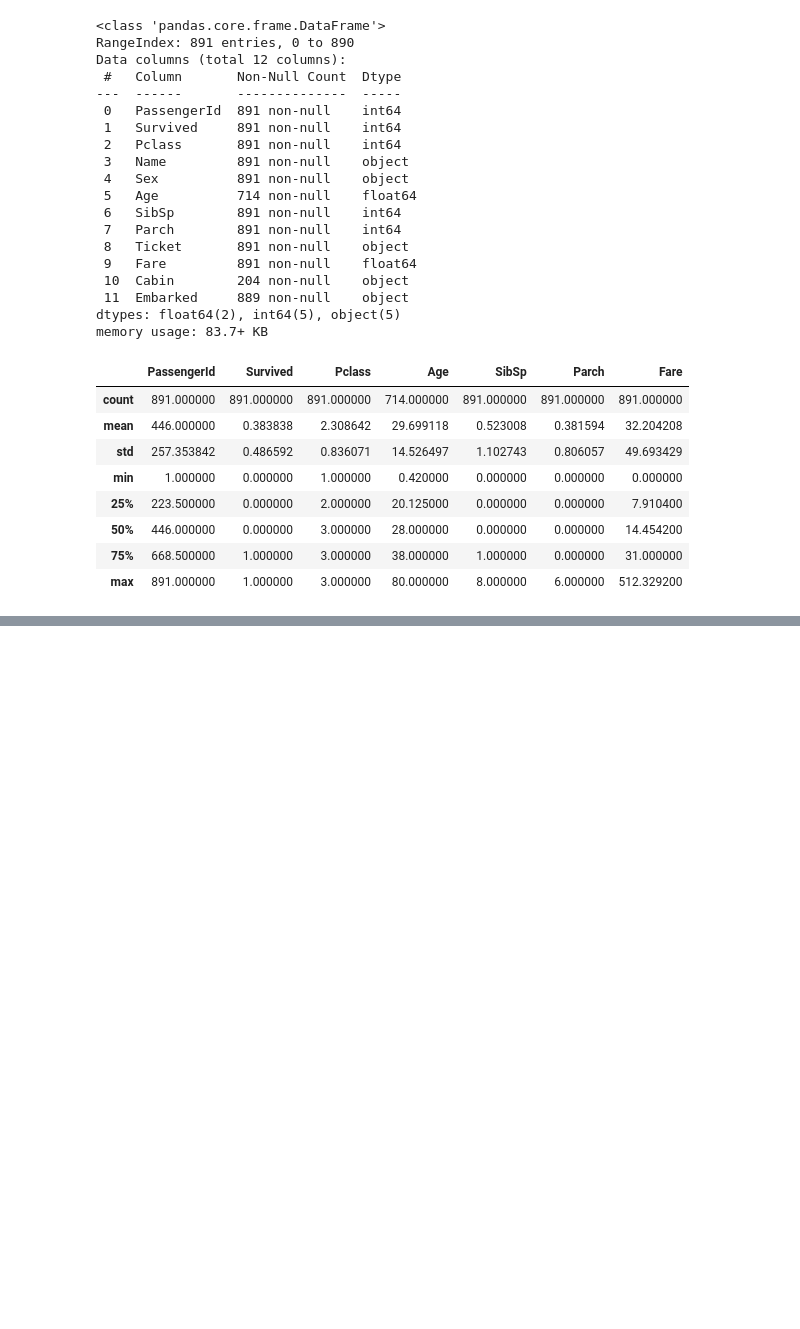
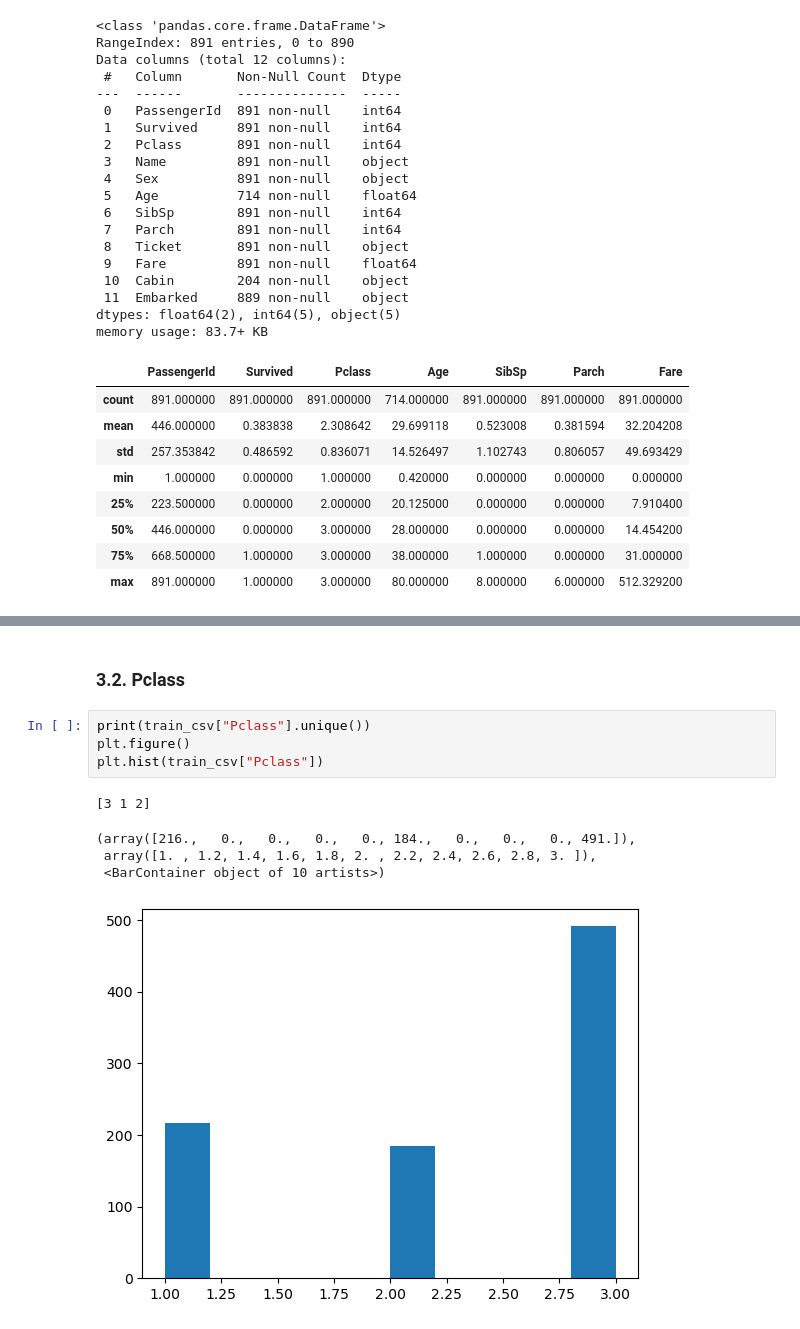
Before and after one commit to FuturPanda/ML-lessons, a Jupyter notebook: Titanic Kaggle/Titanic_nb.ipynb, the cells around one changed output, grey strips where cells are left out. Saved outputs shown, nothing was run; the diff lists cells and outputs as text; blank space fills up the shorter version.

```diff
--- a/Titanic Kaggle/Titanic_nb.ipynb
+++ b/Titanic Kaggle/Titanic_nb.ipynb
@@ -91,0 +102,12 @@ memory usage: 83.7+ KB
+# %% [markdown]
+### 3.2. Pclass
+# %%
+print(train_csv["Pclass"].unique())
+plt.figure()
+plt.hist(train_csv["Pclass"])
+# %% [output]
+[3 1 2]
+(array([216.,   0.,   0.,   0.,   0., 184.,   0.,   0.,   0., 491.]),
+ array([1. , 1.2, 1.4, 1.6, 1.8, 2. , 2.2, 2.4, 2.6, 2.8, 3. ]),
+ <BarContainer object of 10 artists>)
+[figure, added]
```
Also changed, not shown: parts of 10 cells of this notebook.
